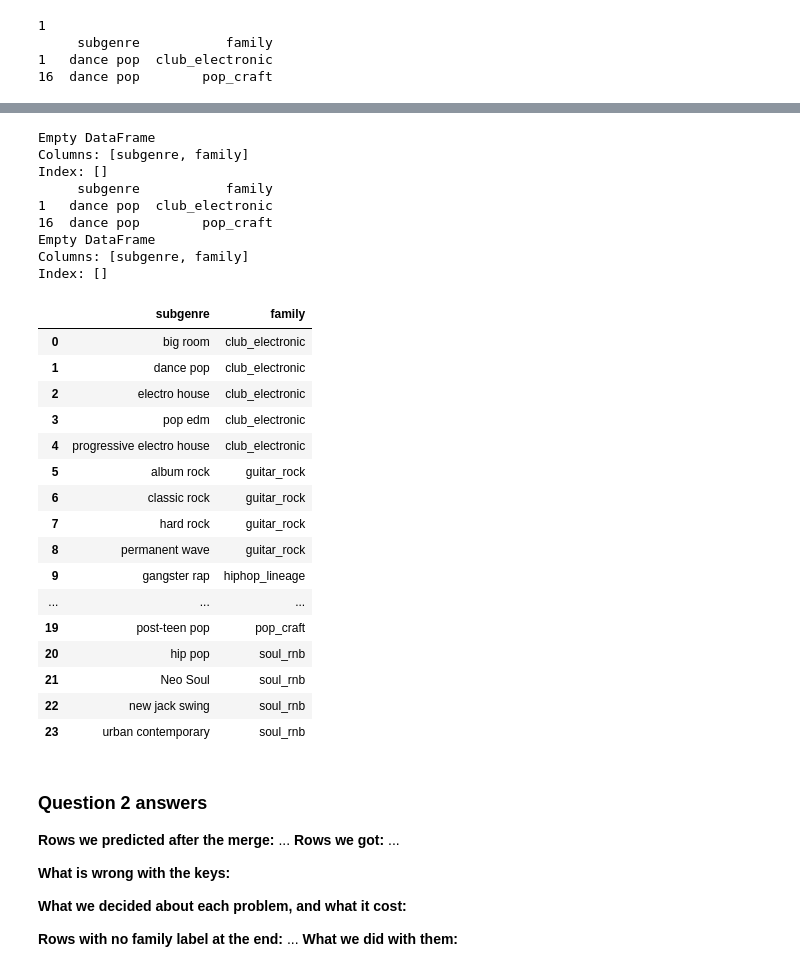
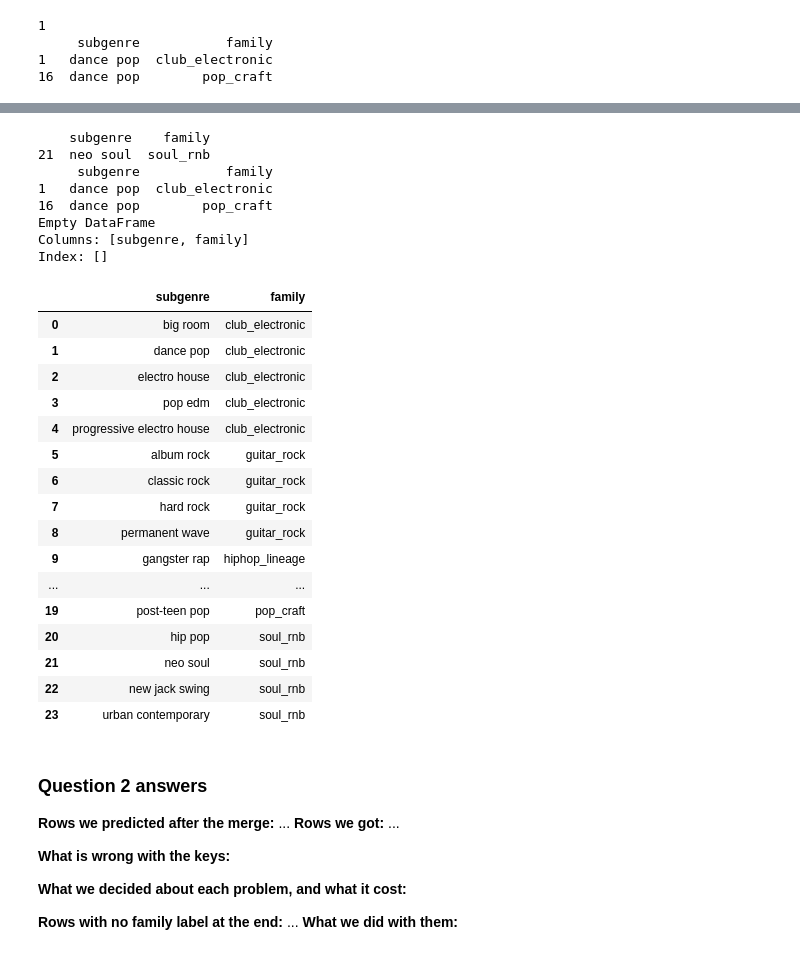
Before and after one commit to mrtchlpck/project-1-lecture, a Jupyter notebook: gotowa_wersja_notatnika_M1_assignment_2026_starter.ipynb, the cells around one changed output, grey strips where cells are left out. Saved outputs shown, nothing was run; the diff lists cells and outputs as text; code cells hidden in the pictures.

```diff
--- a/gotowa_wersja_notatnika_M1_assignment_2026_starter.ipynb
+++ b/gotowa_wersja_notatnika_M1_assignment_2026_starter.ipynb
@@ -54,6 +56,23 @@ Loaded spotify_songs.csv from https://raw.githubusercontent.com/aaubs/ds-master/
 Loaded subgenre_families.csv from https://raw.githubusercontent.com/aaubs/ds-master/codex/m1-pandas-2026/data/M1_2026/subgenre_families.csv
 songs_raw:    32,833 rows x 23 columns
 families_raw: 24 rows x 2 columns
+# %%
+songs = songs_raw.copy()
+families = families_raw.copy()
+
+songs["playlist_subgenre"] = (
+    songs["playlist_subgenre"]
+    .astype("string")
+    .str.strip()
+    .str.lower()
+)
+
+families["subgenre"] = (
+    families["subgenre"]
+    .astype("string")
+    .str.strip()
+    .str.lower()
+)
 # %% [markdown]
 ## Question 1 · What is one row, and how far does each track travel?
 # %%
@@ -284,11 +323,10 @@ Name: count, dtype: int64
 # %%
-print(families_raw[families_raw["subgenre"] == "neo soul"])
-print(families_raw[families_raw["subgenre"] == "dance pop"])
-print(families_raw[families_raw["subgenre"] == "tropical"])
+print(families[families["subgenre"] == "neo soul"])
+print(families[families["subgenre"] == "dance pop"])
+print(families[families["subgenre"] == "tropical"])
 # %% [output]
-Empty DataFrame
-Columns: [subgenre, family]
-Index: []
+    subgenre    family
+21  neo soul  soul_rnb
      subgenre           family
 1   dance pop  club_electronic
 16  dance pop        pop_craft
@@ -296,25 +334,25 @@ Empty DataFrame
 Columns: [subgenre, family]
 Index: []
 # %%
-display(families_raw)
+display(families)
 #neo soul is written in big letter that is the problem
 #there is no tropical
 # %% [output]
 |  | subgenre | family |
 | 0 | big room | club_electronic |
 | 1 | dance pop | club_electronic |
 | 2 | electro house | club_electronic |
 | 3 | pop edm | club_electronic |
 | 4 | progressive electro house | club_electronic |
 | 5 | album rock | guitar_rock |
 | 6 | classic rock | guitar_rock |
 | 7 | hard rock | guitar_rock |
 | 8 | permanent wave | guitar_rock |
 | 9 | gangster rap | hiphop_lineage |
 | ... | ... | ... |
 | 19 | post-teen pop | pop_craft |
 | 20 | hip pop | soul_rnb |
-| 21 | Neo Soul | soul_rnb |
+| 21 | neo soul | soul_rnb |
 | 22 | new jack swing | soul_rnb |
 | 23 | urban contemporary | soul_rnb |
 # %%
```
Also changed, not shown: parts of 10 cells of this notebook.
